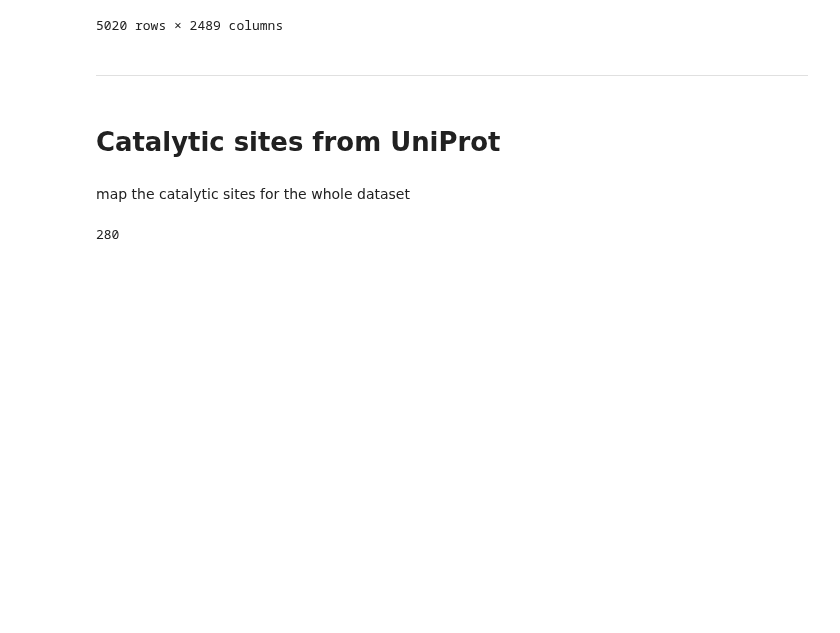
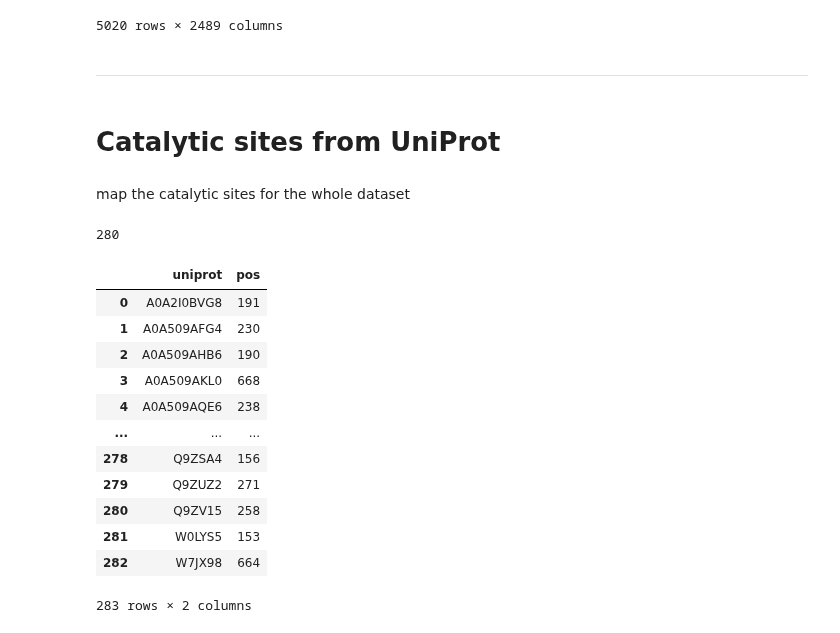
Before and after one commit to alvaro-2/cis-reg, a Jupyter notebook: scripts/map_catalytic_sites.ipynb, the cells around one changed output. Drawn from its saved outputs; the diff is of its cells as text; code cells hidden in the pictures; blank space fills up the shorter version.

```diff
--- a/scripts/map_catalytic_sites.ipynb
+++ b/scripts/map_catalytic_sites.ipynb
@@ -455,4 +455,22 @@ map the catalytic sites for the whole dataset
 kinases.uniprot.nunique()
 # %% [output]
 280
+# %%
+# catalytic sites from uniprot
+cat_sites_uniprot = pd.read_csv('../datasets/cat_sites_uniprot.tsv', sep= '\t')
+cat_sites_uniprot
+# %% [output]
+|  | uniprot | pos |
+| 0 | A0A2I0BVG8 | 191 |
+| 1 | A0A509AFG4 | 230 |
+| 2 | A0A509AHB6 | 190 |
+| 3 | A0A509AKL0 | 668 |
+| 4 | A0A509AQE6 | 238 |
+| ... | ... | ... |
+| 278 | Q9ZSA4 | 156 |
+| 279 | Q9ZUZ2 | 271 |
+| 280 | Q9ZV15 | 258 |
+| 281 | W0LYS5 | 153 |
+| 282 | W7JX98 | 664 |
+283 rows × 2 columns
 # %%
```
Also changed, not shown: parts of 1 cell of this notebook, 2 other files.
